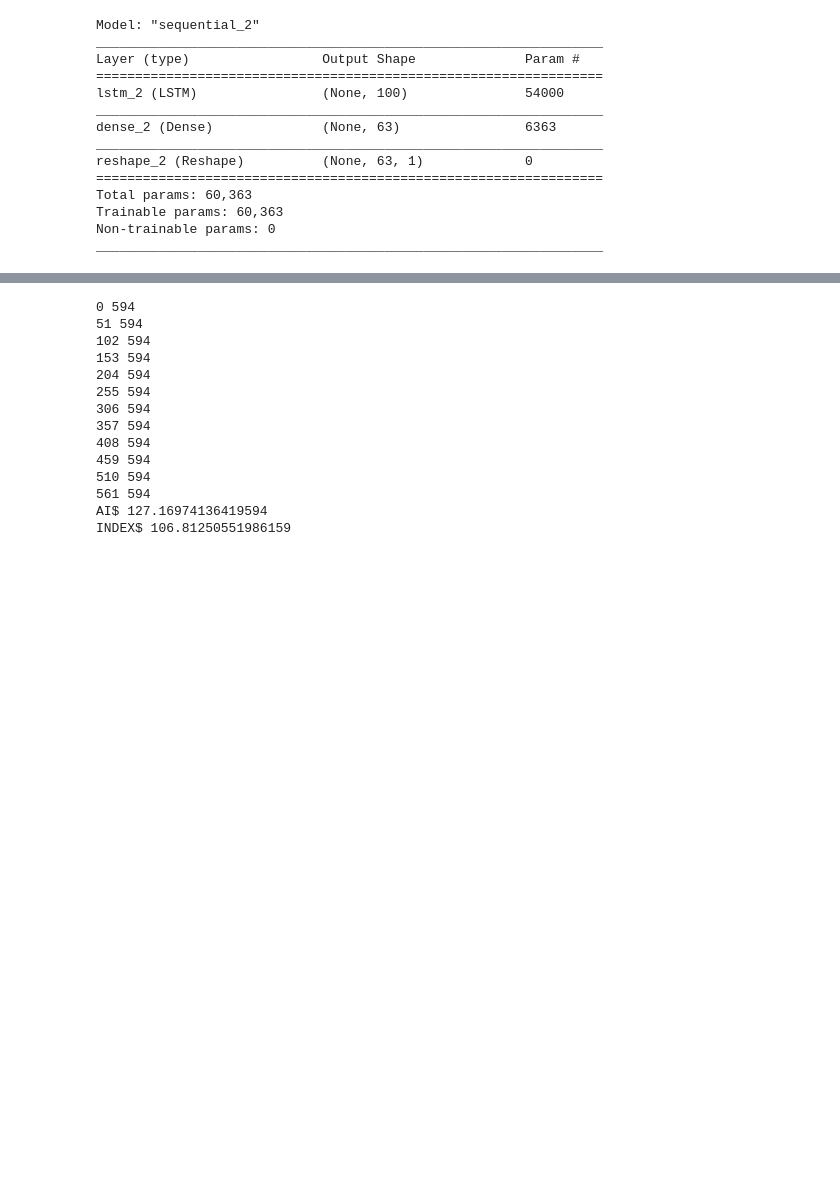
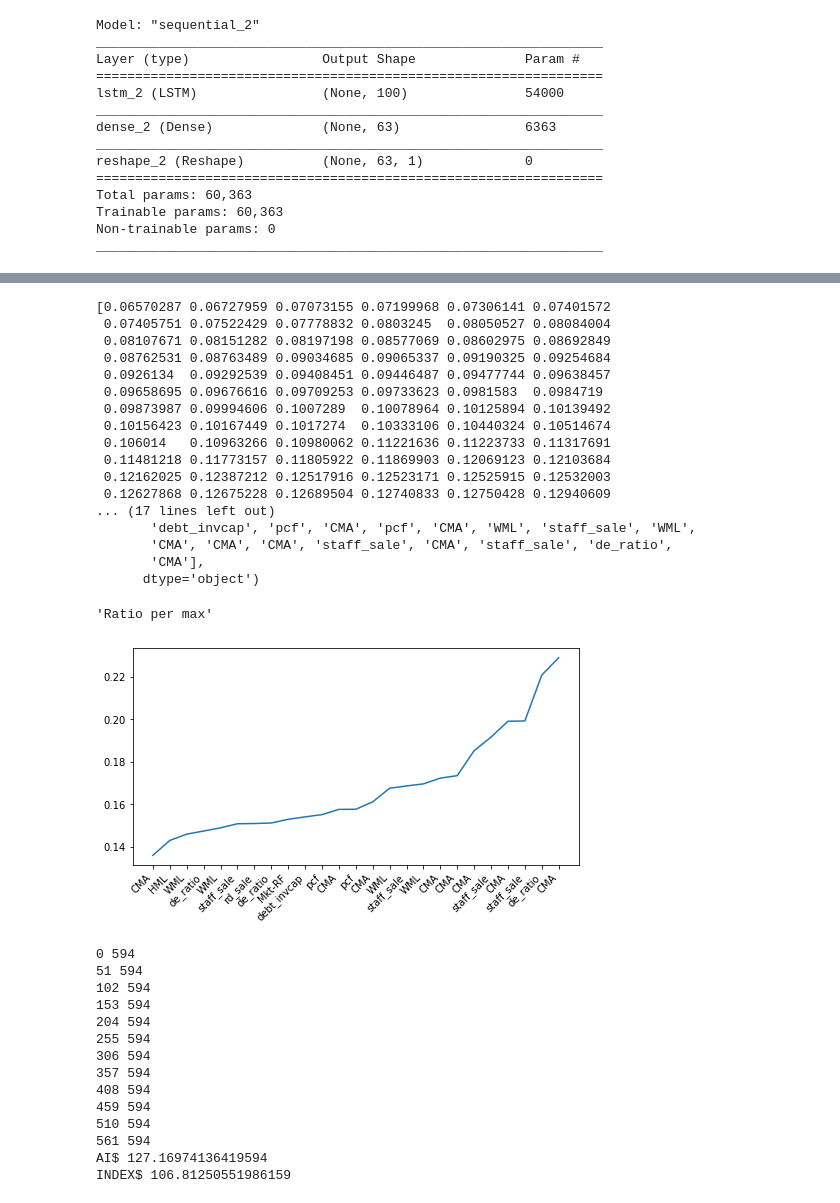
Before and after one commit to tekniktomten/LSTM-for-predicting-returns, a Jupyter notebook: LSTM.ipynb, the cells around one changed output, grey strips where cells are left out. Drawn from its saved outputs; the diff is of its cells as text; code cells hidden in the pictures; blank space fills up the shorter version.

```diff
--- a/LSTM.ipynb
+++ b/LSTM.ipynb
@@ -701,3 +790,39 @@ rd_sale
+# %%
+b = np.sort(a)
+c = stocks[0].columns[inputs[a.argsort()]]
+
+print(b)
+print(c)
+
+b = b[75:]
+c = c[75:]
+
+f, ax = plt.subplots(figsize=(8, 4))
+ax.plot(b)
+ax.set_xticks(range(25))
+plt.xticks(rotation=45, ha="right")
+ax.set_xticklabels(c)
+"Ratio per max"
+# %% [output]
+[0.06570287 0.06727959 0.07073155 0.07199968 0.07306141 0.07401572
+ 0.07405751 0.07522429 0.07778832 0.0803245  0.08050527 0.08084004
+ 0.08107671 0.08151282 0.08197198 0.08577069 0.08602975 0.08692849
+ 0.08762531 0.08763489 0.09034685 0.09065337 0.09190325 0.09254684
+ 0.0926134  0.09292539 0.09408451 0.09446487 0.09477744 0.09638457
+ 0.09658695 0.09676616 0.09709253 0.09733623 0.0981583  0.0984719
+ 0.09873987 0.09994606 0.1007289  0.10078964 0.10125894 0.10139492
+ 0.10156423 0.10167449 0.1017274  0.10333106 0.10440324 0.10514674
+ 0.106014   0.10963266 0.10980062 0.11221636 0.11223733 0.11317691
+ 0.11481218 0.11773157 0.11805922 0.11869903 0.12069123 0.12103684
+ 0.12162025 0.12387212 0.12517916 0.12523171 0.12525915 0.12532003
+ 0.12627868 0.12675228 0.12689504 0.12740833 0.12750428 0.12940609
+... (17 lines left out)
+       'debt_invcap', 'pcf', 'CMA', 'pcf', 'CMA', 'WML', 'staff_sale', 'WML',
+       'CMA', 'CMA', 'CMA', 'staff_sale', 'CMA', 'staff_sale', 'de_ratio',
+       'CMA'],
+      dtype='object')
+'Ratio per max'
+[figure, added]
 # %%
 rows = len(testStocks_Y[0])
 row = 0
```
Also changed, not shown: parts of 7 cells of this notebook, 1 other file.
